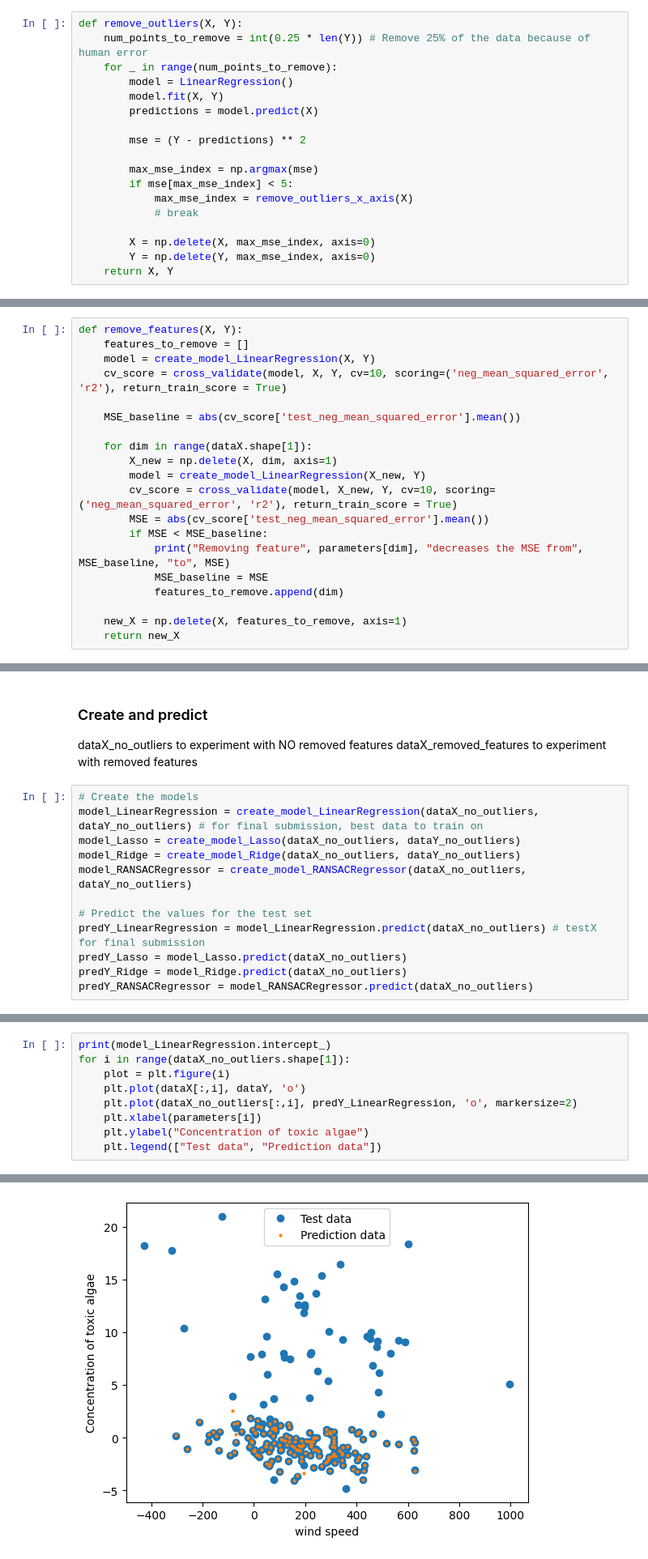
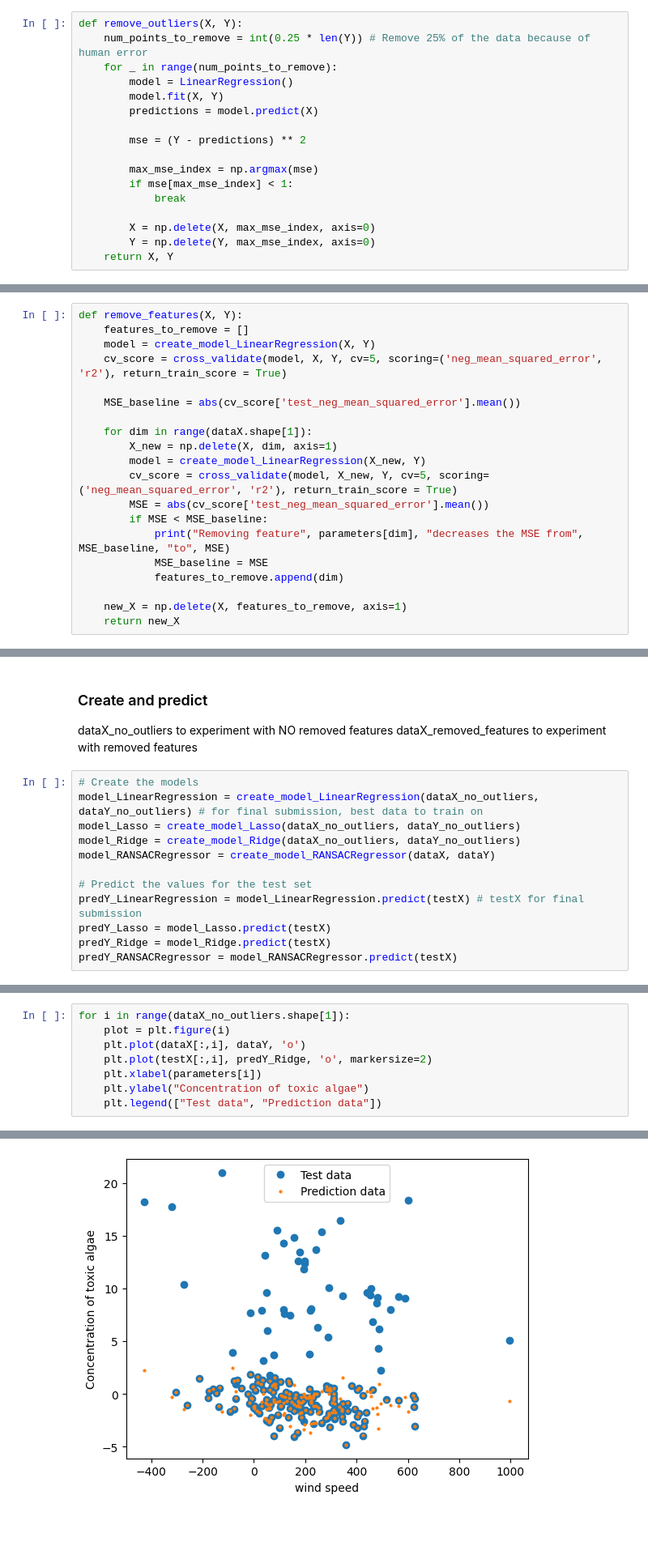
Before and after one commit to tomasmartins77/Machine_Learning_Lab, a Jupyter notebook: pergunta1_parte1/pergunta1_parte1.ipynb, the cells around one changed output, grey strips where cells are left out. Shown: that part at 81% size. Cells and saved outputs as stored; diff of their text form; blank space fills up the shorter version.

```diff
--- a/pergunta1_parte1/pergunta1_parte1.ipynb
+++ b/pergunta1_parte1/pergunta1_parte1.ipynb
@@ -116,9 +103,8 @@ def remove_outliers(X, Y):
         mse = (Y - predictions) ** 2
 
         max_mse_index = np.argmax(mse)
-        if mse[max_mse_index] < 5:
-            max_mse_index = remove_outliers_x_axis(X)
-            # break
+        if mse[max_mse_index] < 1:
+            break
 
         X = np.delete(X, max_mse_index, axis=0)
         Y = np.delete(Y, max_mse_index, axis=0)
@@ -130,14 +116,14 @@ Predict a linear regression and see if without the feature, it performs better
 def remove_features(X, Y):
     features_to_remove = []
     model = create_model_LinearRegression(X, Y)
-    cv_score = cross_validate(model, X, Y, cv=10, scoring=('neg_mean_squared_error', 'r2'), return_train_score = True)
+    cv_score = cross_validate(model, X, Y, cv=5, scoring=('neg_mean_squared_error', 'r2'), return_train_score = True)
 
     MSE_baseline = abs(cv_score['test_neg_mean_squared_error'].mean())
 
     for dim in range(dataX.shape[1]):
         X_new = np.delete(X, dim, axis=1)
         model = create_model_LinearRegression(X_new, Y)
-        cv_score = cross_validate(model, X_new, Y, cv=10, scoring=('neg_mean_squared_error', 'r2'), return_train_score = True)
+        cv_score = cross_validate(model, X_new, Y, cv=5, scoring=('neg_mean_squared_error', 'r2'), return_train_score = True)
         MSE = abs(cv_score['test_neg_mean_squared_error'].mean())
         if MSE < MSE_baseline:
             print("Removing feature", parameters[dim], "decreases the MSE from", MSE_baseline, "to", MSE)
@@ -180,10 +169,10 @@ dataX_removed_features to experiment with removed features
 model_LinearRegression = create_model_LinearRegression(dataX_no_outliers, dataY_no_outliers) # for final submission, best data to train on
 model_Lasso = create_model_Lasso(dataX_no_outliers, dataY_no_outliers)
 model_Ridge = create_model_Ridge(dataX_no_outliers, dataY_no_outliers)
-model_RANSACRegressor = create_model_RANSACRegressor(dataX_no_outliers, dataY_no_outliers)
+model_RANSACRegressor = create_model_RANSACRegressor(dataX, dataY)
 
 # Predict the values for the test set
-predY_LinearRegression = model_LinearRegression.predict(dataX_no_outliers) # testX for final submission
-predY_Lasso = model_Lasso.predict(dataX_no_outliers)
-predY_Ridge = model_Ridge.predict(dataX_no_outliers)
-predY_RANSACRegressor = model_RANSACRegressor.predict(dataX_no_outliers)
+predY_LinearRegression = model_LinearRegression.predict(testX) # testX for final submission
+predY_Lasso = model_Lasso.predict(testX)
+predY_Ridge = model_Ridge.predict(testX)
+predY_RANSACRegressor = model_RANSACRegressor.predict(testX)
@@ -215,9 +201,8 @@ SSE RANSACRegressor:  3.3802355639819335
 # %%
-print(model_LinearRegression.intercept_)
 for i in range(dataX_no_outliers.shape[1]):
     plot = plt.figure(i)
     plt.plot(dataX[:,i], dataY, 'o')
-    plt.plot(dataX_no_outliers[:,i], predY_LinearRegression, 'o', markersize=2)
+    plt.plot(testX[:,i], predY_Ridge, 'o', markersize=2)
     plt.xlabel(parameters[i])
     plt.ylabel("Concentration of toxic algae")
     plt.legend(["Test data", "Prediction data"])
@@ -228 +212 @@ for i in range(dataX_no_outliers.shape[1]):
-[figure, old version]
+[figure, new version]
```
Also changed, not shown: parts of 15 cells of this notebook.
